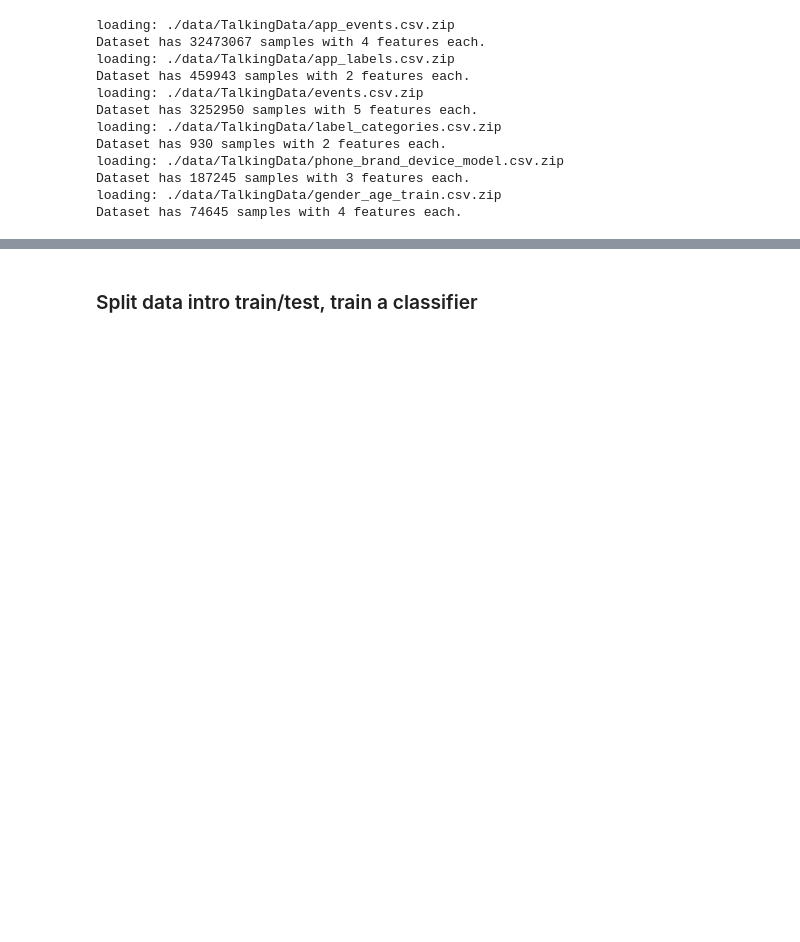
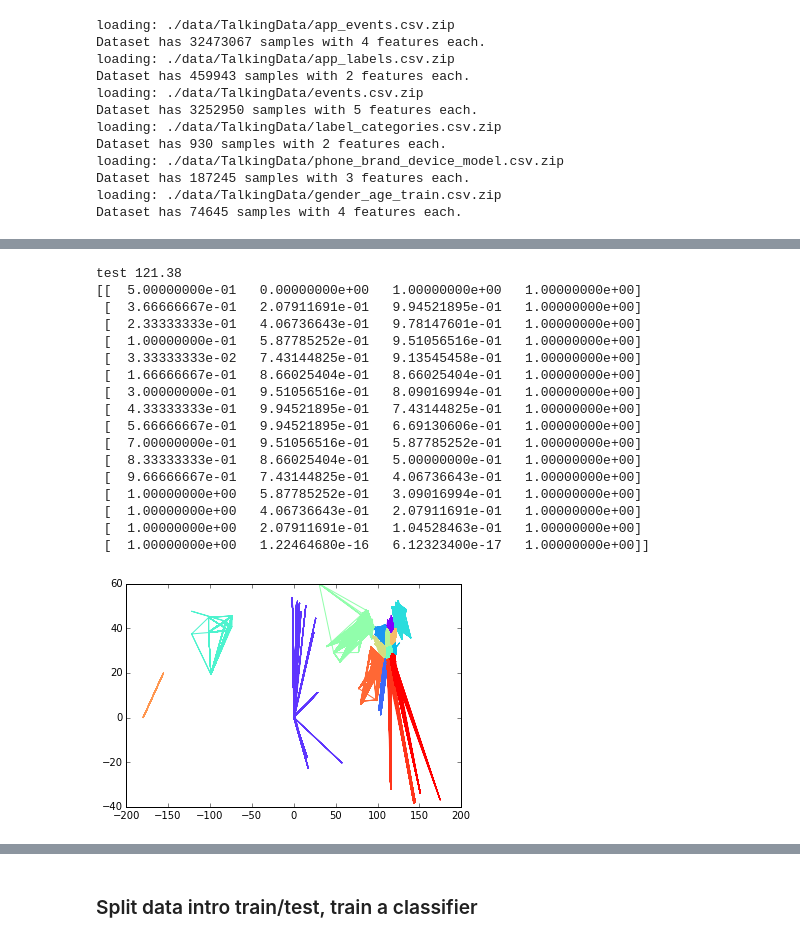
Before and after one commit to llathrop/Kagglescripts, a Jupyter notebook: TalkingData.ipynb, the cells around one changed output, grey strips where cells are left out. Cells and saved outputs as stored; diff of their text form; code cells hidden in the pictures; blank space fills up the shorter version.

```diff
--- a/TalkingData.ipynb
+++ b/TalkingData.ipynb
@@ -173,0 +218,20 @@ Dataset has 74645 samples with 4 features each.
+# %%
+# get many cluster centers of the data, for a large number of clusters
+print "kmeans.... for {} clusters".format(len(locations)/10000)
+k_means =KMeans(n_clusters=len(locations)/10000,n_jobs=10)
+k_means.fit(locations[:len(locations)/6].values)
+clusters=k_means.cluster_centers_
+print clusters[:15], len(clusters)
+
+#use the cluster centers of the guessed clusters to get an estimate of actual numbers of clusters. doing this for speed increase!
+print "meanshift..."
+meanshift=MeanShift(n_jobs=10)
+meanshift.fit(clusters)
+newcenters=meanshift.cluster_centers_
+print newcenters[:15], len(newcenters)
+
+# use the new clusters number to predict each locations cluster
+print "redo kmeans with new cluster number estimate..."
+k_means =KMeans(n_clusters=len(newcenters),n_jobs=10)
+final_clusters=k_means.fit_predict(locations.values)
+print final_clusters[:15]
@@ -173,0 +274,47 @@ Dataset has 74645 samples with 4 features each.
+# %%
+locations['cluster']=final_clusters
+#print locations.head(5)
+#for i in range(len(newcenters)):
+#    display(locations[locations['cluster']== i].head(2))
+#    print "cluster size:",len(locations[locations['cluster']== i])
+
+print 'test',locations.loc[0]['longitude']
+plt.figure()
+import matplotlib.cm as cm
+colors = cm.rainbow(np.linspace(0, 1, len(newcenters)))
+print colors
+
+for cluster in range(len(newcenters)):
+    plt.plot(locations[locations['cluster']==cluster]['longitude'],
+             locations[locations['cluster']==cluster]['latitude'],
+             color=colors[cluster])
+             #color=colors[locations[locations['cluster']==cluster]['cluster']])
+
+#for point in range(len(locations)):
+    #print "looptest:",locations.loc[point]
+ #   plt.plot(
+  #          int(locations.loc[point]['longitude']),
+  #           int(locations.loc[point]['latitude']),
+  #           color=colors[int(locations.loc[point]['cluster'])])
+
+plt.show()
+plt.close()
+# %% [output]
+test 121.38
+[[  5.00000000e-01   0.00000000e+00   1.00000000e+00   1.00000000e+00]
+ [  3.66666667e-01   2.07911691e-01   9.94521895e-01   1.00000000e+00]
+ [  2.33333333e-01   4.06736643e-01   9.78147601e-01   1.00000000e+00]
+ [  1.00000000e-01   5.87785252e-01   9.51056516e-01   1.00000000e+00]
+ [  3.33333333e-02   7.43144825e-01   9.13545458e-01   1.00000000e+00]
+ [  1.66666667e-01   8.66025404e-01   8.66025404e-01   1.00000000e+00]
+ [  3.00000000e-01   9.51056516e-01   8.09016994e-01   1.00000000e+00]
+ [  4.33333333e-01   9.94521895e-01   7.43144825e-01   1.00000000e+00]
+ [  5.66666667e-01   9.94521895e-01   6.69130606e-01   1.00000000e+00]
+ [  7.00000000e-01   9.51056516e-01   5.87785252e-01   1.00000000e+00]
+ [  8.33333333e-01   8.66025404e-01   5.00000000e-01   1.00000000e+00]
+ [  9.66666667e-01   7.43144825e-01   4.06736643e-01   1.00000000e+00]
+ [  1.00000000e+00   5.87785252e-01   3.09016994e-01   1.00000000e+00]
+ [  1.00000000e+00   4.06736643e-01   2.07911691e-01   1.00000000e+00]
+ [  1.00000000e+00   2.07911691e-01   1.04528463e-01   1.00000000e+00]
+ [  1.00000000e+00   1.22464680e-16   6.12323400e-17   1.00000000e+00]]
+[figure, added]
```
Also changed, not shown: parts of 6 cells of this notebook.
